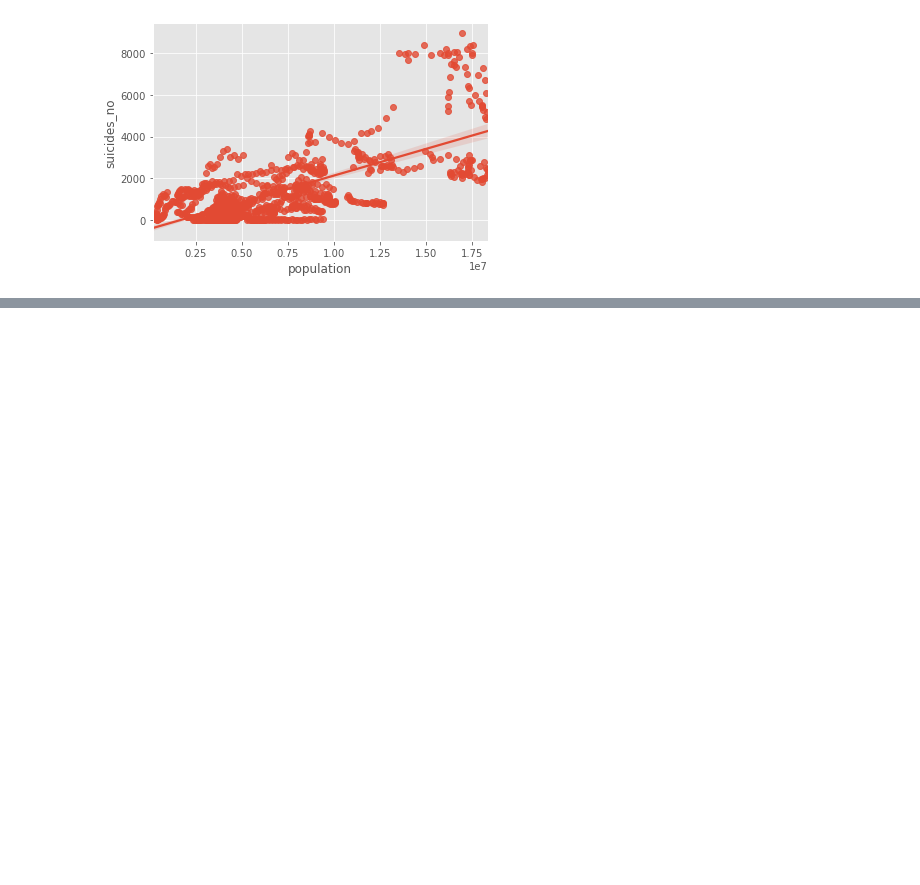
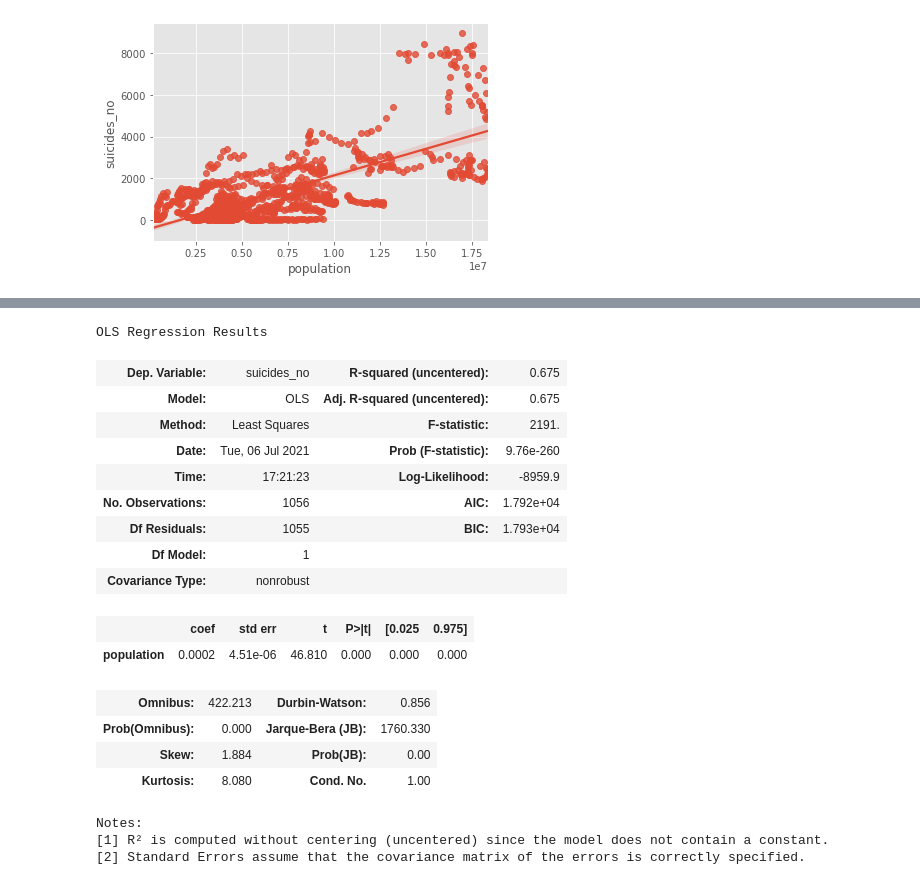
Before and after one commit to skdbsxir/DS-Studying, a Jupyter notebook: [Self Project]/X001-3. Suicides Rates Overview.ipynb, the cells around one changed output, grey strips where cells are left out. Saved outputs shown, nothing was run; the diff lists cells and outputs as text; code cells hidden in the pictures; blank space fills up the shorter version.

```diff
--- a/[Self Project]/X001-3. Suicides Rates Overview.ipynb
+++ b/[Self Project]/X001-3. Suicides Rates Overview.ipynb
@@ -118,0 +206,28 @@ sns.regplot(x=df['population'], y=df['suicides_no'], fit_reg=True)
+# %%
+target = df[['suicides_no']]
+x = df[['population']]
+# %%
+model = sm.OLS(target, x)
+result = model.fit()
+# %%
+result.summary()
+# %% [output]
+OLS Regression Results
+| Dep. Variable: | suicides_no | R-squared (uncentered): | 0.675 |
+| Model: | OLS | Adj. R-squared (uncentered): | 0.675 |
+| Method: | Least Squares | F-statistic: | 2191. |
+| Date: | Tue, 06 Jul 2021 | Prob (F-statistic): | 9.76e-260 |
+| Time: | 17:21:23 | Log-Likelihood: | -8959.9 |
+| No. Observations: | 1056 | AIC: | 1.792e+04 |
+| Df Residuals: | 1055 | BIC: | 1.793e+04 |
+| Df Model: | 1 |  |  |
+| Covariance Type: | nonrobust |  |  |
+|  | coef | std err | t | P>|t| | [0.025 | 0.975] |
+| population | 0.0002 | 4.51e-06 | 46.810 | 0.000 | 0.000 | 0.000 |
+| Omnibus: | 422.213 | Durbin-Watson: | 0.856 |
+| Prob(Omnibus): | 0.000 | Jarque-Bera (JB): | 1760.330 |
+| Skew: | 1.884 | Prob(JB): | 0.00 |
+| Kurtosis: | 8.080 | Cond. No. | 1.00 |
+Notes:
+[1] R² is computed without centering (uncentered) since the model does not contain a constant.
+[2] Standard Errors assume that the covariance matrix of the errors is correctly specified.
```
Also changed, not shown: parts of 12 cells of this notebook.
